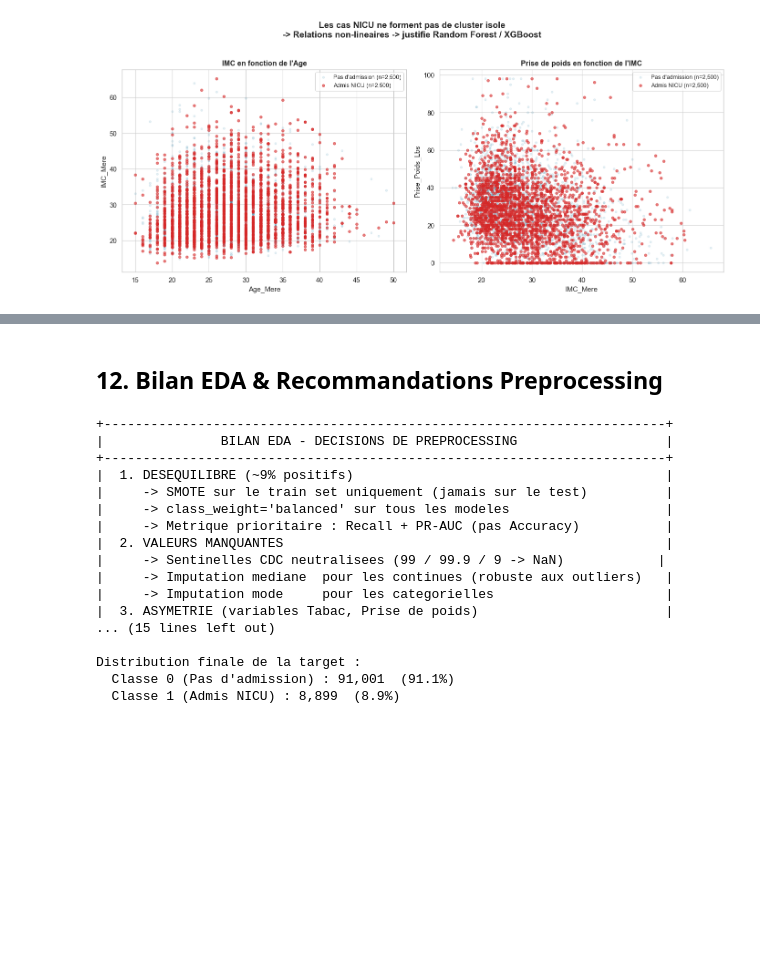
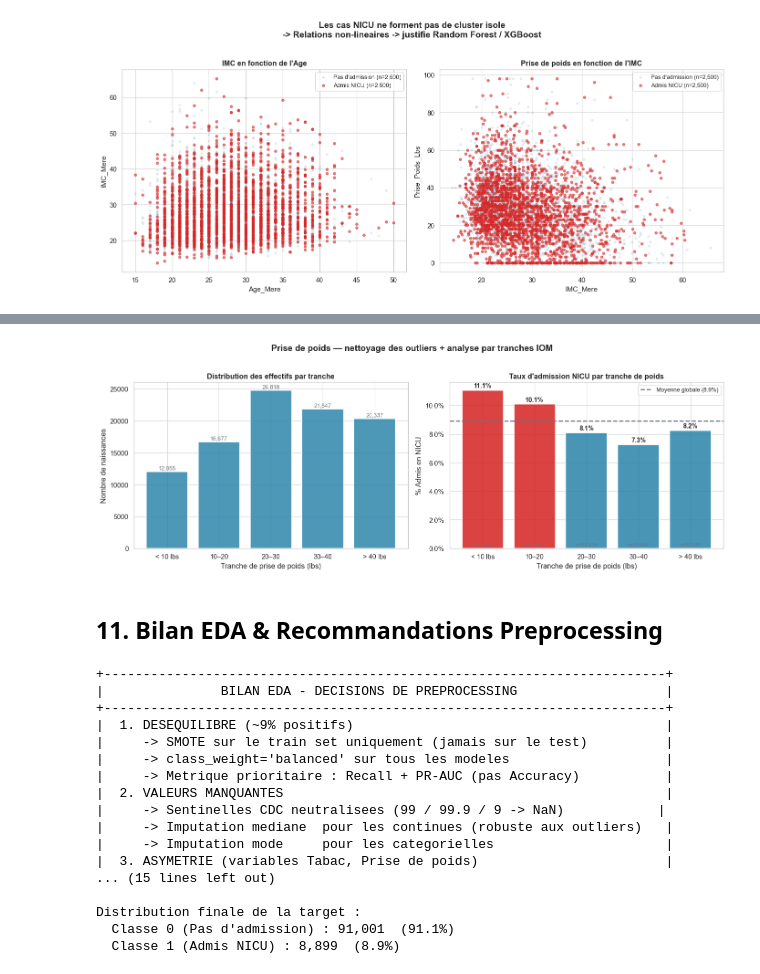
Before and after one commit to mlandry-wq/ml-poc-project, a Jupyter notebook: notebooks/EDA.ipynb, the cells around one changed output, grey strips where cells are left out. Saved outputs shown, nothing was run; the diff lists cells and outputs as text; code cells hidden in the pictures; blank space fills up the shorter version.

```diff
--- a/notebooks/EDA.ipynb
+++ b/notebooks/EDA.ipynb
@@ -522,0 +527,12 @@ plt.show(); plt.close()
+# %%
+# Valeurs médicalement impossibles → NaN
+# Seuil IOM : 0-80 lbs couvre 99%+ des grossesses normales
+df['Prise_Poids_Lbs'] = df['Prise_Poids_Lbs'].where(
+    df['Prise_Poids_Lbs'].between(0, 80),
+    other=np.nan
+)
+
+# Vérification rapide
+print(f"Valeurs hors [0-80] lbs remplacées par NaN")
+print(f"NaN Prise_Poids_Lbs : {df['Prise_Poids_Lbs'].isnull().sum():,}")
+print(f"Min : {df['Prise_Poids_Lbs'].min():.1f}  |  Max : {df['Prise_Poids_Lbs'].max():.1f}")
@@ -523,5 +543,71 @@ plt.show(); plt.close()
+# %%
+# Bins basés sur les recommandations IOM (Institute of Medicine)
+# selon le niveau d'IMC de départ — médicalement cohérents
+bins   = [-1, 10, 20, 30, 40, 80]
+labels = ['< 10 lbs', '10–20', '20–30', '30–40', '> 40 lbs']
+
+df['Poids_Bins'] = pd.cut(
+    df['Prise_Poids_Lbs'],
+    bins=bins,
+    labels=labels
+)
+
+fig, axes = plt.subplots(1, 2, figsize=(14, 5))
+
+# ── Graphique A : Distribution des effectifs par bin ────────────────
+ax = axes[0]
+counts_bins = df['Poids_Bins'].value_counts(sort=False)
+ax.bar(counts_bins.index, counts_bins.values,
+       color=BLEU, alpha=0.85, edgecolor='white', linewidth=1.5)
+for i, (label, cnt) in enumerate(counts_bins.items()):
+    ax.text(i, cnt + 100, f"{cnt:,}",
+            ha='center', va='bottom', fontsize=9, color=GRIS)
+ax.set_title("Distribution des effectifs par tranche", fontweight='bold')
+ax.set_xlabel("Tranche de prise de poids (lbs)")
+ax.set_ylabel("Nombre de naissances")
+
+# ── Graphique B : Taux de risque NICU par bin ───────────────────────
+ax2 = axes[1]
+stats_bins = (df.groupby('Poids_Bins', observed=True)['Target_Risk']
+                .agg(['mean', 'count'])
+                .reset_index())
+stats_bins.columns = ['Tranche', 'Taux', 'N']
+stats_bins['Taux_Pct'] = stats_bins['Taux'] * 100
+
+moy_g = df['Target_Risk'].mean() * 100
+colors_bins = [ROUGE if t >= moy_g else BLEU for t in stats_bins['Taux_Pct']]
+
+bars = ax2.bar(stats_bins['Tranche'], stats_bins['Taux_Pct'],
+               color=colors_bins, alpha=0.88,
+               edgecolor='white', linewidth=1.5)
+
+for bar, (_, row) in zip(bars, stats_bins.iterrows()):
+    ax2.text(bar.get_x() + bar.get_width()/2, bar.get_height() + 0.08,
+             f"{row['Taux_Pct']:.1f}%",
+             ha='center', va='bottom', fontsize=10, fontweight='bold')
+    ax2.text(bar.get_x() + bar.get_width()/2, 0.1,
+             f"n={row['N']:,}",
+             ha='center', va='bottom', fontsize=8, color=GRIS)
+
+ax2.axhline(moy_g, color=GRIS, linestyle='--', linewidth=1.8,
+            label=f'Moyenne globale ({moy_g:.1f}%)')
+ax2.set_title("Taux d'admission NICU par tranche de poids", fontweight='bold')
+ax2.set_xlabel("Tranche de prise de poids (lbs)")
+ax2.set_ylabel("% Admis en NICU")
+ax2.yaxis.set_major_formatter(mticker.FormatStrFormatter('%.1f%%'))
+ax2.legend(fontsize=9)
+
+plt.suptitle("Prise de poids — nettoyage des outliers + analyse par tranches IOM",
+             fontweight='bold', y=1.02)
+plt.tight_layout()
+plt.savefig(f'{PLOTS_DIR}/poids_bins.png', dpi=300, bbox_inches='tight')
+plt.show(); plt.close()
+
+df = df.drop(columns=['Poids_Bins'])  # Les bins sont pour l'EDA seulement
+# %% [output]
+[figure, added]
 # %% [markdown]
-## 12. Bilan EDA & Recommandations Preprocessing
+## 11. Bilan EDA & Recommandations Preprocessing
 # %%
 bilan = (
     "\n" +
```
Also changed, not shown: parts of 5 cells of this notebook, 1 other file.
